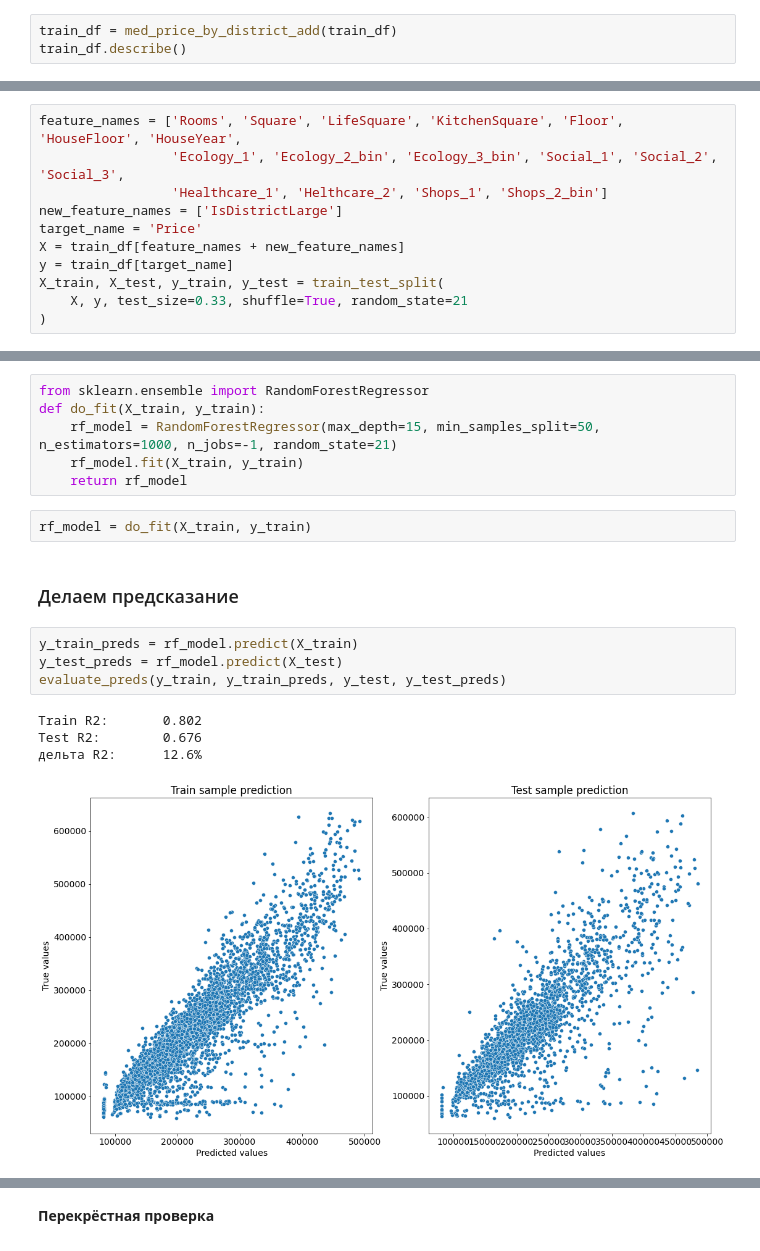
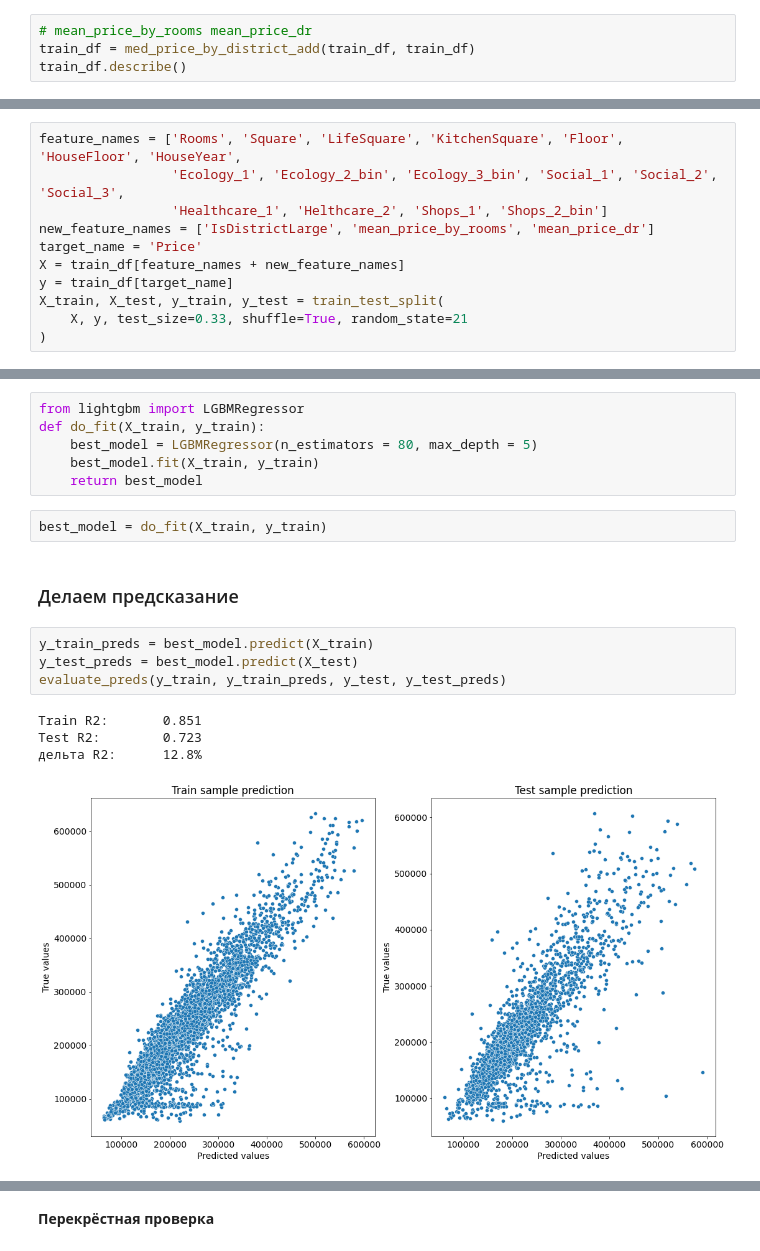
Before and after one commit to silverAndr/gb.datasince, a Jupyter notebook: project.ipynb, the cells around one changed output, grey strips where cells are left out. Drawn from its saved outputs; the diff is of its cells as text.

Commit message:
upgrate data, choose best model

```diff
--- a/project.ipynb
+++ b/project.ipynb
@@ -722,7 +734,8 @@ test_df.describe()
 # %% [markdown]
 **MedPriceByDistrict**
 # %%
-train_df = med_price_by_district_add(train_df)
+# mean_price_by_rooms mean_price_dr
+train_df = med_price_by_district_add(train_df, train_df)
 train_df.describe()
 # %% [output]
 |  | Rooms | Square | LifeSquare | KitchenSquare | Floor | HouseFloor | HouseYear | Ecology_1 | Social_1 | ... |
@@ -741,7 +769,7 @@ train_df.describe()
 feature_names = ['Rooms', 'Square', 'LifeSquare', 'KitchenSquare', 'Floor', 'HouseFloor', 'HouseYear',
                  'Ecology_1', 'Ecology_2_bin', 'Ecology_3_bin', 'Social_1', 'Social_2', 'Social_3',
                  'Healthcare_1', 'Helthcare_2', 'Shops_1', 'Shops_2_bin']
-new_feature_names = ['IsDistrictLarge']
+new_feature_names = ['IsDistrictLarge', 'mean_price_by_rooms', 'mean_price_dr']
 target_name = 'Price'
 X = train_df[feature_names + new_feature_names]
 y = train_df[target_name]
@@ -751,21 +779,21 @@ X_train, X_test, y_train, y_test = train_test_split(
 # %% [markdown]
 ### Обучаем модель
 # %%
-from sklearn.ensemble import RandomForestRegressor
+from lightgbm import LGBMRegressor
 def do_fit(X_train, y_train):
-    rf_model = RandomForestRegressor(max_depth=15, min_samples_split=50, n_estimators=1000, n_jobs=-1, random_state=21)
-    rf_model.fit(X_train, y_train)
-    return rf_model
+    best_model = LGBMRegressor(n_estimators = 80, max_depth = 5)
+    best_model.fit(X_train, y_train)
+    return best_model
 # %%
-rf_model = do_fit(X_train, y_train)
+best_model = do_fit(X_train, y_train)
 # %% [markdown]
 ### Делаем предсказание
 # %%
-y_train_preds = rf_model.predict(X_train)
-y_test_preds = rf_model.predict(X_test)
+y_train_preds = best_model.predict(X_train)
+y_test_preds = best_model.predict(X_test)
 evaluate_preds(y_train, y_train_preds, y_test, y_test_preds)
 # %% [output]
-Train R2:       0.802
-Test R2:        0.676
-дельта R2:      12.6%
+Train R2:       0.851
+Test R2:        0.723
+дельта R2:      12.8%
-[figure, old version]
+[figure, new version]
```
Also changed, not shown: parts of 22 cells of this notebook, 2 other files.
